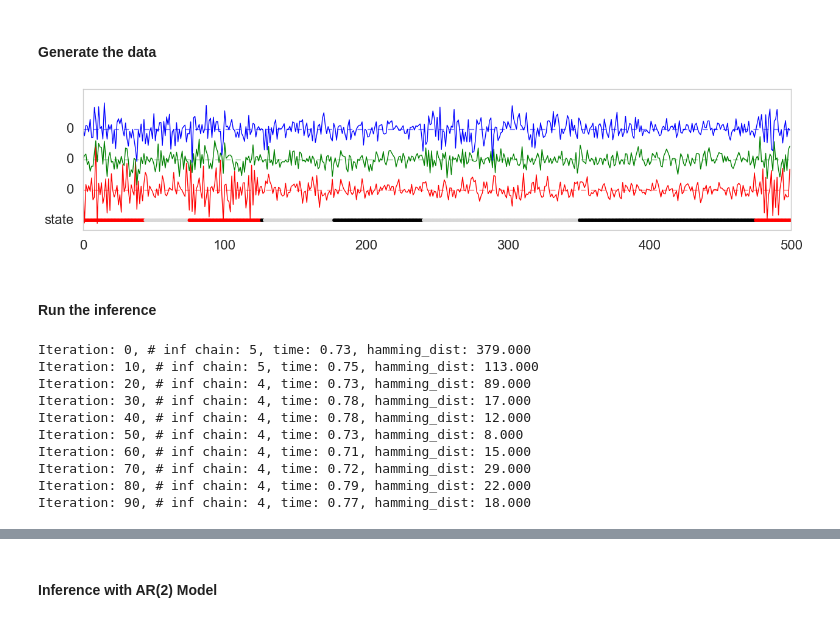
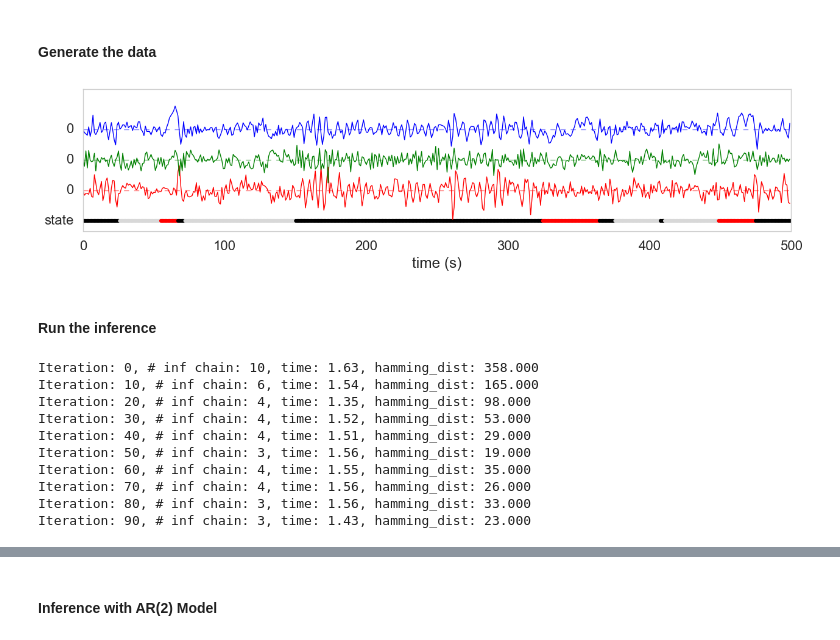
Before and after one commit to NickHoernle/mit-bayesian-inference, a Jupyter notebook: project/notebooks/sticky-HDP-HMM-testing.ipynb, the cells around one changed output, grey strips where cells are left out. Cells and saved outputs as stored; diff of their text form; code cells hidden in the pictures.

```diff
--- a/project/notebooks/sticky-HDP-HMM-testing.ipynb
+++ b/project/notebooks/sticky-HDP-HMM-testing.ipynb
@@ -118,41 +148,54 @@ plt.grid(False)
 #### Generate the data
 # %%
 def generateTransitionMatrix(dim):
-    A = stats.matrix_normal(mean=np.zeros(shape=(dim, dim)), rowcov=0.25, colcov=0.25).rvs()  #+ 40*np.eye(dim) + 40*waterfall
+    A = stats.matrix_normal(mean=np.zeros((dim,dim)), rowcov=0.4*np.eye(dim), colcov=0.4*np.eye(dim)).rvs()  #+ 40*np.eye(dim) + 40*waterfall
     return A
 
 def generateCovMatrix(dim, M, scale, reg):
-    noise_cov = scale*stats.invwishart(scale=10*np.eye(3), df=10).rvs()
+    noise_cov = stats.invwishart(scale=scale*np.eye(3), df=20).rvs()
     return noise_cov
 
 
 Y = np.array([0,0,0]) # there are three observables
 dim = 3
 
 length = 500
-chain_params = [{"A": generateTransitionMatrix(dim), "sigma": generateCovMatrix(3, np.zeros(shape=(dim, dim)),1 ,5)},
-                {"A": generateTransitionMatrix(dim), "sigma": generateCovMatrix(3, np.zeros(shape=(dim, dim)),2 ,5)},
-                {"A": generateTransitionMatrix(dim), "sigma": generateCovMatrix(3, np.zeros(shape=(dim, dim)),5 ,5)}]
+chain_params = [{"A": generateTransitionMatrix(dim), "sigma": 1*np.eye(dim)},
+                {"A": generateTransitionMatrix(dim), "sigma": 1*np.eye(dim)},
+                {"A": generateTransitionMatrix(dim), "sigma": 1*np.eye(dim)}]
 
-res = gen.generate_data_nD(dim=3, num_chains=len(chain_params), length=length, switch_prob=0.02, chain_params=chain_params)
-chains, Y = res['chains'], res['Y']
+res = np.zeros(shape=(length,3))
+k=0
+chains=[k]
+
+for t in range(1,length):
+    if np.random.binomial(n=1,p=0.02) == 1:
+        k = np.random.choice(np.arange(dim).astype(np.int8), p=np.ones(dim)/dim)
+    chains.append(k)
+    res[t] = np.random.multivariate_normal(mean=chain_params[k]['A'].dot(res[t-1]), cov=chain_params[k]['sigma'])
+
+# res = gen.generate_data_nD(dim=3, num_chains=len(chain_params), length=length, switch_prob=0.02, chain_params=chain_params)
+# chains, Y = res['chains'], res['Y']
+# chains = np.zeros(shape=length).astype(np.int16)
+Y = res
 
 plt.figure(figsize=(15,3))
 
 plt.plot(Y[:,0], lw=1, c='r')
 plt.plot(np.ones_like(Y[:,0])*0, lw=1, c='r', alpha=0.5, ls='--')
 plt.plot(Y[:,1] + 7.5, lw=1, c='g')
 plt.plot(np.ones_like(Y[:,0])*7.5, lw=1, c='g', alpha=0.5, ls='--')
 plt.plot(Y[:,2] + 15, lw=1, c='b')
 plt.plot(np.ones_like(Y[:,0])*15, lw=1, c='b', alpha=0.5, ls='--')
 
 plt.scatter(np.linspace(0,len(chains),num=len(chains)), -7.5*np.ones_like(chains), c=[c[i] for i in chains], lw=0)
 plt.xlim([0,len(chains)])
 plt.yticks([-7.5,0,7.5,15],('state','0','0','0'))
+plt.xlabel('time (s)')
 
 plt.grid(False)
 # %% [output]
-[figure, old version]
+[figure, new version]
 # %% [markdown]
 #### Run the inference
 # %%
@@ -160,36 +203,37 @@ imp.reload(hdp)
 imp.reload(hdp_eval)
 imp.reload(gen)
 
-L = 5
+L = 10
 D = 3
 params['pi'] = np.random.dirichlet(alpha=np.ones(L), size=L)
 params['D'] = D
-params['theta'] = [{'A': np.array(np.eye(D)), 'sigma': 1*np.eye(D)} for i in range(L)]
+# params['theta'] = [{'A': generateTransitionMatrix(D), 'sigma': 5*np.eye(D)} for i in range(L)]
+params['theta'] = [{'A': generateTransitionMatrix(D), 'sigma': generateCovMatrix(3, np.zeros(shape=(dim, dim)),2 ,5)} for i in range(L)]
 params['L'] = L
 params['Y'] = Y
 params['T'] = len(Y)
 params['alpha'] = 1
 params['beta'] = np.random.dirichlet(np.ones(params['L']))
-params['kappa'] = 10
+params['kappa'] = 0.1*len(Y)
 params['gamma'] = 1
 params['priors'] = {
-    'M': np.zeros(shape=(D,D)),
-    'K': 10*np.eye(D)
+    'M': np.zeros(shape=(D, D)),
+    'K': np.eye(D)
 }
 
-params, res, assignments_ar1, _ = hdp.sticky_Multi_HDP_AR(Y, params, priors=[1*np.eye(D), D],
-                                             num_iter=100,
-                                             return_assignments=True,
-                                             verbose=True,
-                                             chains=chains)
+params, res, assignments_ar1, _ = hdp.sticky_Multi_HDP_AR(Y, params, priors=[np.cov(Y.T)*.75, D+2],
+                                                         num_iter=100,
+                                                         return_assignments=True,
+                                                         verbose=True,
+                                                         chains=chains)
 # %% [output]
-Iteration: 0, # inf chain: 5, time: 0.73, hamming_dist: 379.000
-Iteration: 10, # inf chain: 5, time: 0.75, hamming_dist: 113.000
-Iteration: 20, # inf chain: 4, time: 0.73, hamming_dist: 89.000
-Iteration: 30, # inf chain: 4, time: 0.78, hamming_dist: 17.000
-Iteration: 40, # inf chain: 4, time: 0.78, hamming_dist: 12.000
-Iteration: 50, # inf chain: 4, time: 0.73, hamming_dist: 8.000
-Iteration: 60, # inf chain: 4, time: 0.71, hamming_dist: 15.000
-Iteration: 70, # inf chain: 4, time: 0.72, hamming_dist: 29.000
-Iteration: 80, # inf chain: 4, time: 0.79, hamming_dist: 22.000
-Iteration: 90, # inf chain: 4, time: 0.77, hamming_dist: 18.000
+Iteration: 0, # inf chain: 10, time: 1.63, hamming_dist: 358.000
+Iteration: 10, # inf chain: 6, time: 1.54, hamming_dist: 165.000
+Iteration: 20, # inf chain: 4, time: 1.35, hamming_dist: 98.000
+Iteration: 30, # inf chain: 4, time: 1.52, hamming_dist: 53.000
+Iteration: 40, # inf chain: 4, time: 1.51, hamming_dist: 29.000
+Iteration: 50, # inf chain: 3, time: 1.56, hamming_dist: 19.000
+Iteration: 60, # inf chain: 4, time: 1.55, hamming_dist: 35.000
+Iteration: 70, # inf chain: 4, time: 1.56, hamming_dist: 26.000
+Iteration: 80, # inf chain: 3, time: 1.56, hamming_dist: 33.000
+Iteration: 90, # inf chain: 3, time: 1.43, hamming_dist: 23.000
```
Also changed, not shown: parts of 34 cells of this notebook, 23 other files.
